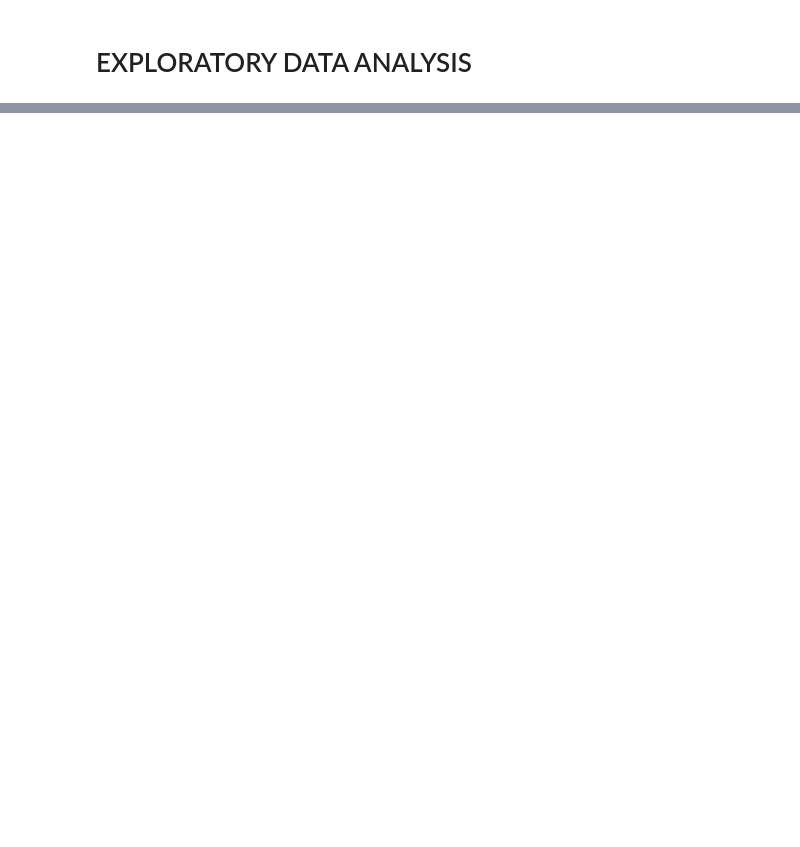
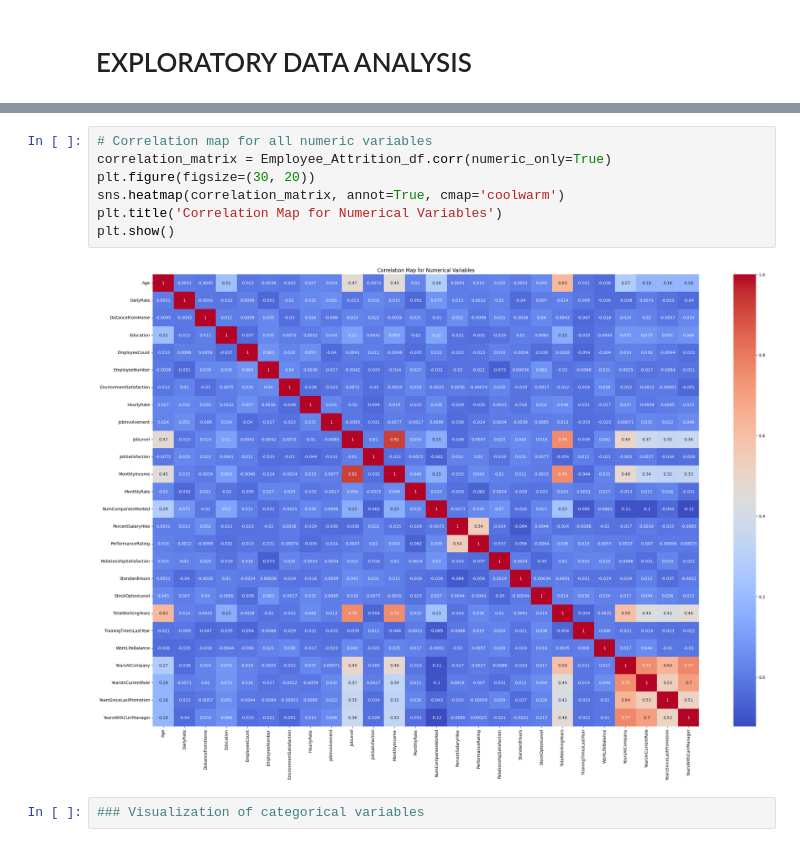
Before and after one commit to sba23416/SBA23416_Data-Preparation-Visualisation_Statistical_Techniques-for-Data-Analytics_Machine-Learning, a Jupyter notebook: HODAN MOHAMED ABDI_SBA23416_Lvl8_CA2.ipynb, the cells around one changed output, grey strips where cells are left out. Saved outputs shown, nothing was run; the diff lists cells and outputs as text; blank space fills up the shorter version.

```diff
--- a/HODAN MOHAMED ABDI_SBA23416_Lvl8_CA2.ipynb
+++ b/HODAN MOHAMED ABDI_SBA23416_Lvl8_CA2.ipynb
@@ -57,0 +177,11 @@ Number of Observations: 1470
+# %%
+# Correlation map for all numeric variables
+correlation_matrix = Employee_Attrition_df.corr(numeric_only=True)
+plt.figure(figsize=(30, 20))
+sns.heatmap(correlation_matrix, annot=True, cmap='coolwarm')
+plt.title('Correlation Map for Numerical Variables')
+plt.show()
+# %% [output]
+[figure, added]
+# %%
+### Visualization of categorical variables
```
Also changed, not shown: parts of 15 cells of this notebook.
